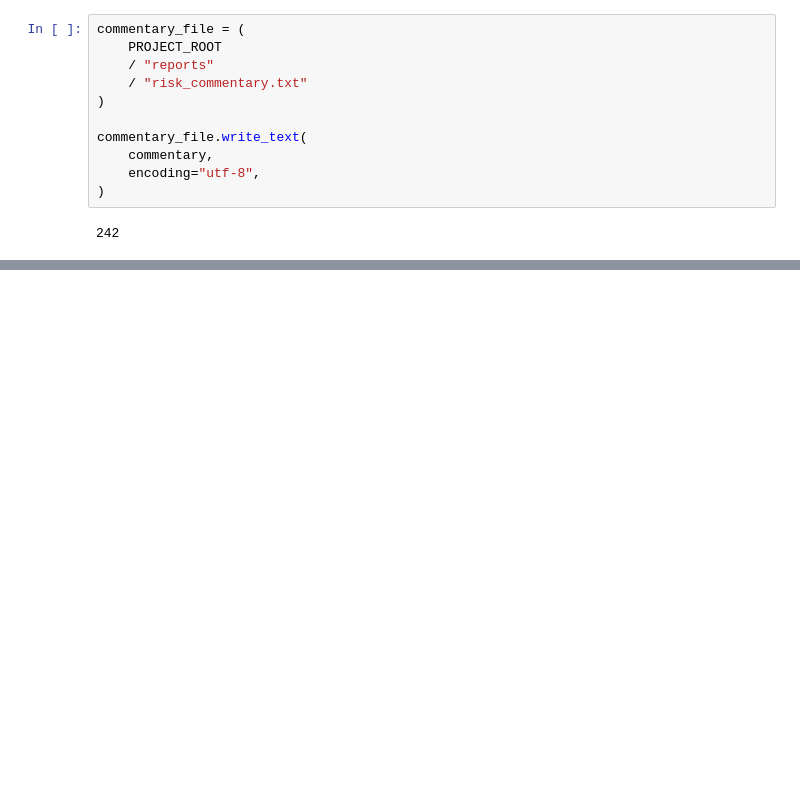
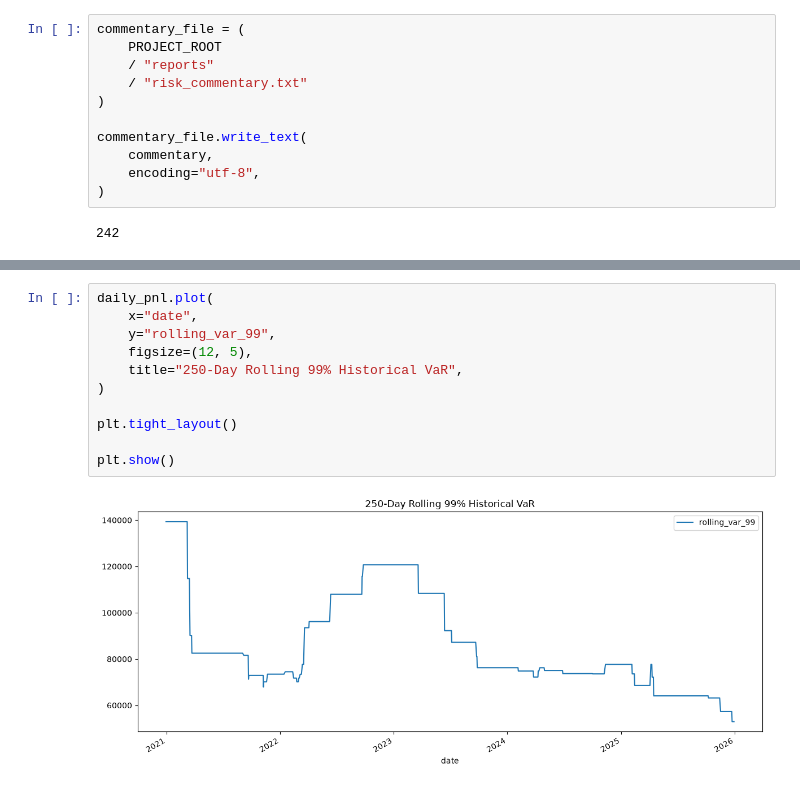
Before and after one commit to somya121/market-risk-pnl-engine, a Jupyter notebook: notebooks/07_risk_dashboard.ipynb, the cells around one changed output, grey strips where cells are left out. Cells and saved outputs as stored; diff of their text form; blank space fills up the shorter version.

```diff
--- a/notebooks/07_risk_dashboard.ipynb
+++ b/notebooks/07_risk_dashboard.ipynb
@@ -212,0 +277,13 @@ commentary_file.write_text(
+# %%
+daily_pnl.plot(
+    x="date",
+    y="rolling_var_99",
+    figsize=(12, 5),
+    title="250-Day Rolling 99% Historical VaR",
+)
+
+plt.tight_layout()
+
+plt.show()
+# %% [output]
+[figure, added]
```
Also changed, not shown: parts of 13 cells of this notebook, 18 other files.
